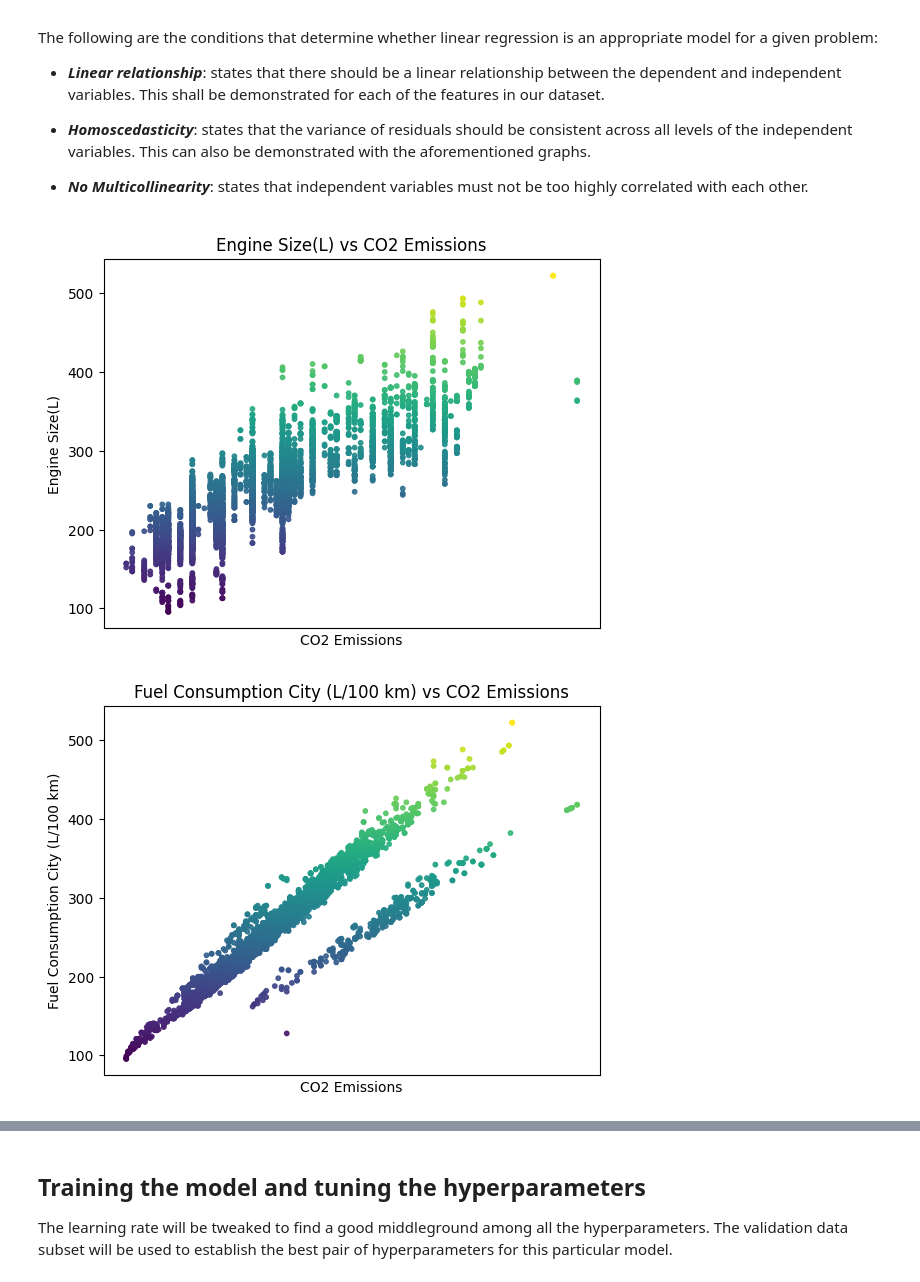
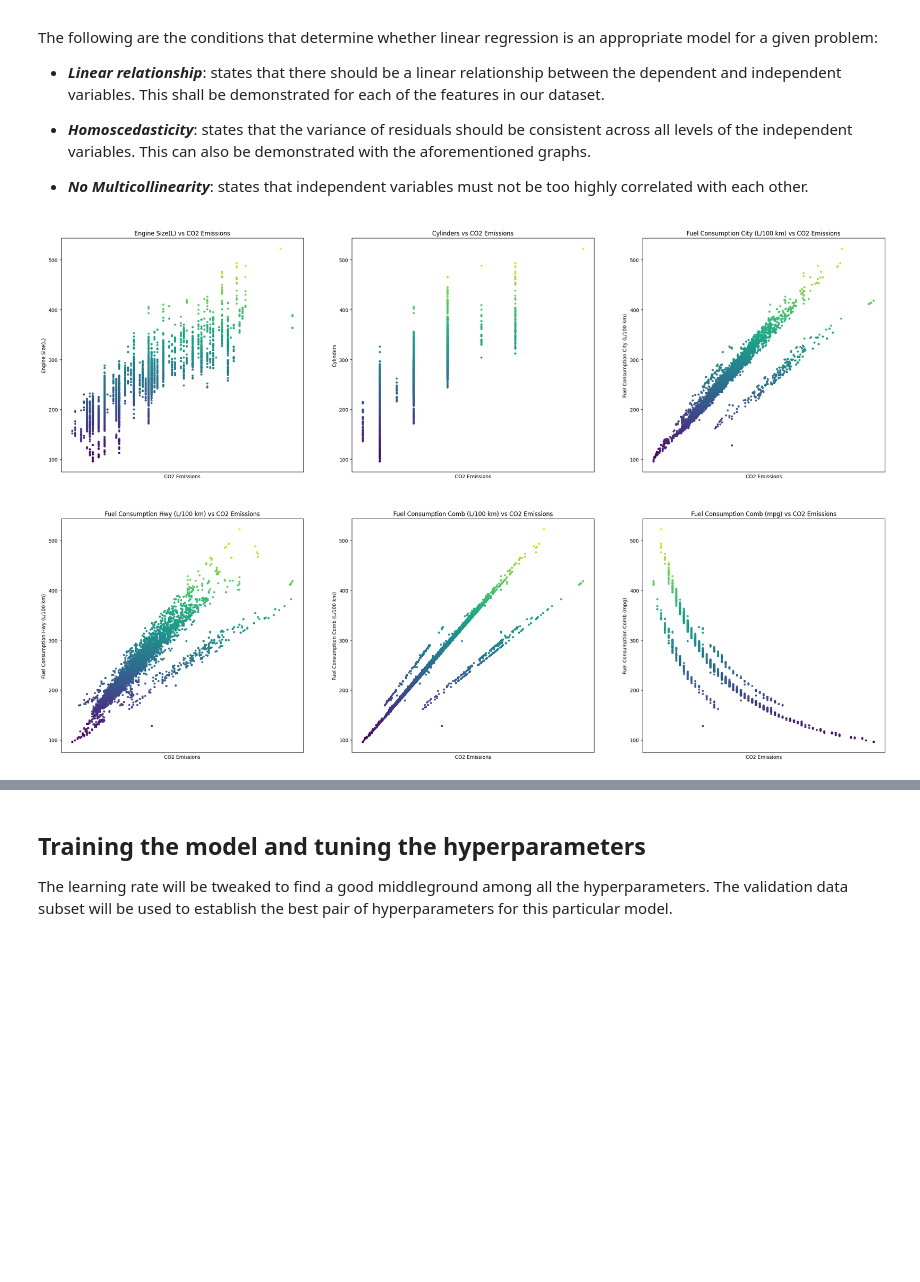
Before and after one commit to timid-angel/co2-emissions-prediction-model, a Jupyter notebook: Linear_Regression.ipynb, the cells around one changed output, grey strips where cells are left out. Cells and saved outputs as stored; diff of their text form; code cells hidden in the pictures; blank space fills up the shorter version.

```diff
--- a/Linear_Regression.ipynb
+++ b/Linear_Regression.ipynb
@@ -57,0 +106,11 @@ class LinearRegression:
+# %%
+filtered_columns = [
+    "Make",
+    "Model",
+    "Vehicle Class",
+    "Transmission",
+    "Fuel Type",
+]
+
+data = data.drop(columns=filtered_columns)
+data.head()
@@ -58,18 +124,8 @@ class LinearRegression:
 # %%
-# Import the dataset and filter out unnecessary features
-data = pd.read_csv("./data/CO2_Emissions.csv")
+# separate the last column and split the data
+data_x = data.drop(columns=['CO2 Emissions(g/km)'])
+data_y = data['CO2 Emissions(g/km)']
 
-filtered_columns = [
-    "Make",
-    "Model",
-    "Vehicle Class",
-    "Transmission",
-    "Fuel Type",
-    "Cylinders"
-]
-
-data_x = data.drop(columns=['CO2 Emissions(g/km)', *filtered_columns])
-data_y = data['CO2 Emissions(g/km)']
 
 train_x, temp_x, train_y, temp_y = train_test_split(data_x, data_y, test_size=0.40, random_state=42)
 validation_x, test_x, validation_y, test_y = train_test_split(temp_x, temp_y, test_size=0.50, random_state=42)
@@ -83,13 +139,15 @@ The following are the conditions that determine whether linear regression is an
 
 - ***No Multicollinearity***: states that independent variables must not be too highly correlated with each other.
 # %%
-for feature in data_x.columns:
+plt.figure(figsize=(30, 60))
+for i, feature in enumerate(data_x.columns):
+    plt.subplot(len(data_x.columns), 3, i+1)
     plt.scatter(data_x[feature], data_y, s=10, c=data_y, cmap="viridis", alpha=0.9)
     plt.title(f'{feature} vs CO2 Emissions')
     plt.xlabel("CO2 Emissions")
     plt.ylabel(feature)
     plt.xticks([])
-    plt.show()
+
+plt.show()
 # %% [output]
-[figure, old version]
+[figure, new version]
-[figure, removed]
```
Also changed, not shown: parts of 14 cells of this notebook.
